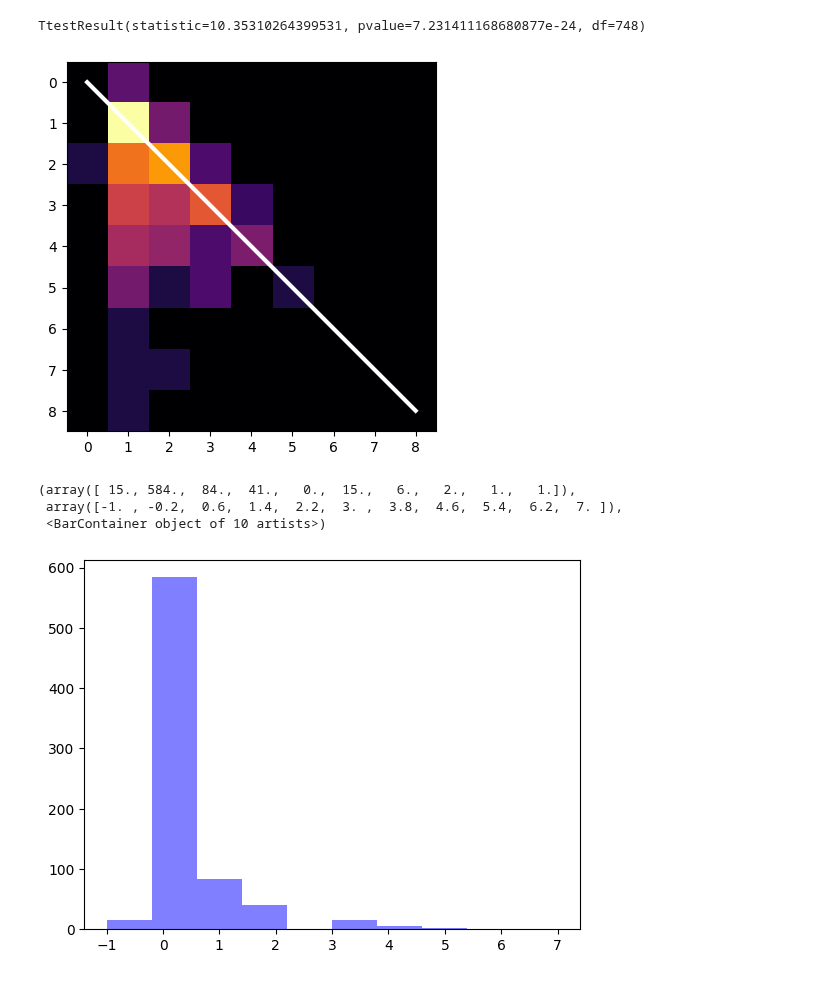
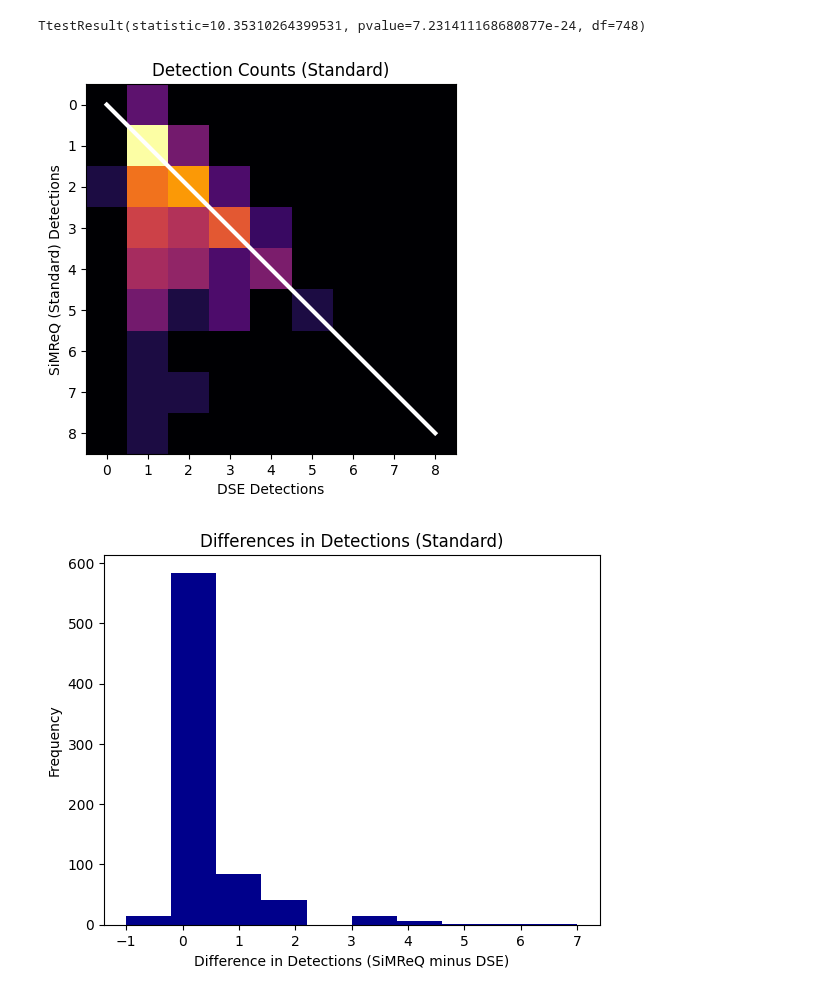
Before and after one commit to LostBitset/quiver_se, a Jupyter notebook: analysis/Analysis.ipynb, the cells around one changed output. Drawn from its saved outputs; the diff is of its cells as text; code cells hidden in the pictures.

Commit message:
Got results, time to load in plot

```diff
--- a/analysis/Analysis.ipynb
+++ b/analysis/Analysis.ipynb
@@ -35,21 +35,29 @@ def run_analysis(filename):
 
     return difference, occurences
 # %%
-difference, occurences = run_analysis("log_2.txt")
+logfname = "log_2"
+simreq_type = "Standard"
+difference, occurences = run_analysis(logfname + ".txt")
+figdpi = 600
 # %% [output]
 TtestResult(statistic=10.35310264399531, pvalue=7.231411168680877e-24, df=748)
 # %%
 plt.imshow(occurences, cmap="inferno", aspect="equal")
 plt.xticks(np.arange(0, bugsupper))
 plt.yticks(np.arange(0, bugsupper))
 plt.plot([0, bugsupper-1], [0, bugsupper-1], color="white", linewidth=3)
+plt.xlabel("DSE Detections")
+plt.ylabel(f"SiMReQ ({simreq_type}) Detections")
+plt.title(f"Detection Counts ({simreq_type})")
+plt.savefig(f"fig_heatmap-{logfname}.png", dpi=figdpi)
 None
 # %% [output]
-[figure, old version]
+[figure, new version]
 # %%
-plt.hist(difference, color="blue", alpha=0.5)
+plt.hist(difference, color="darkblue")
+plt.xlabel("Difference in Detections (SiMReQ minus DSE)")
+plt.ylabel("Frequency")
+plt.title(f"Differences in Detections ({simreq_type})")
+plt.savefig(f"fig_diffhist-{logfname}.png", dpi=figdpi)
 # %% [output]
-(array([ 15., 584.,  84.,  41.,   0.,  15.,   6.,   2.,   1.,   1.]),
- array([-1. , -0.2,  0.6,  1.4,  2.2,  3. ,  3.8,  4.6,  5.4,  6.2,  7. ]),
- <BarContainer object of 10 artists>)
-[figure, old version]
+[figure, new version]
```
Also changed, not shown: 3 other files.
